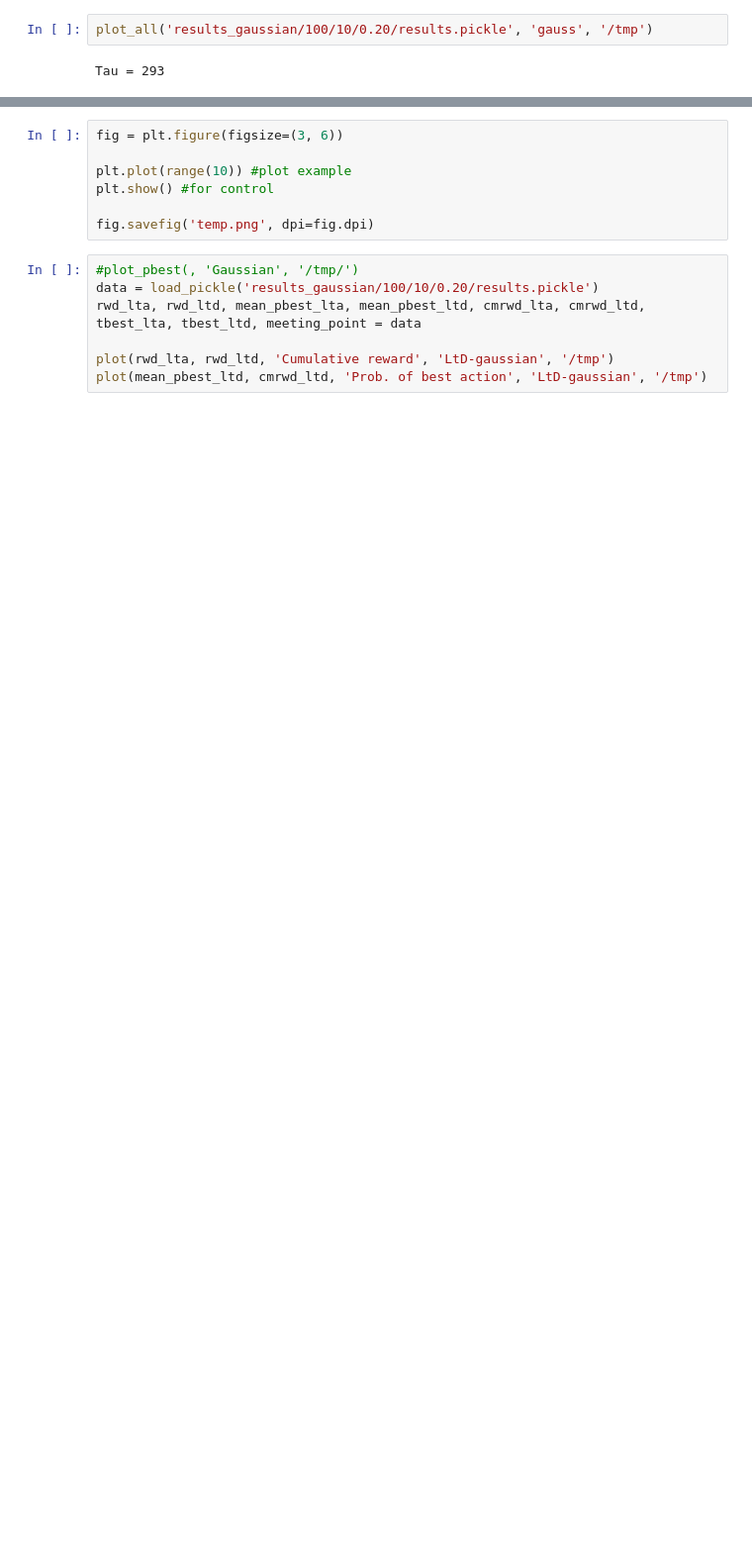
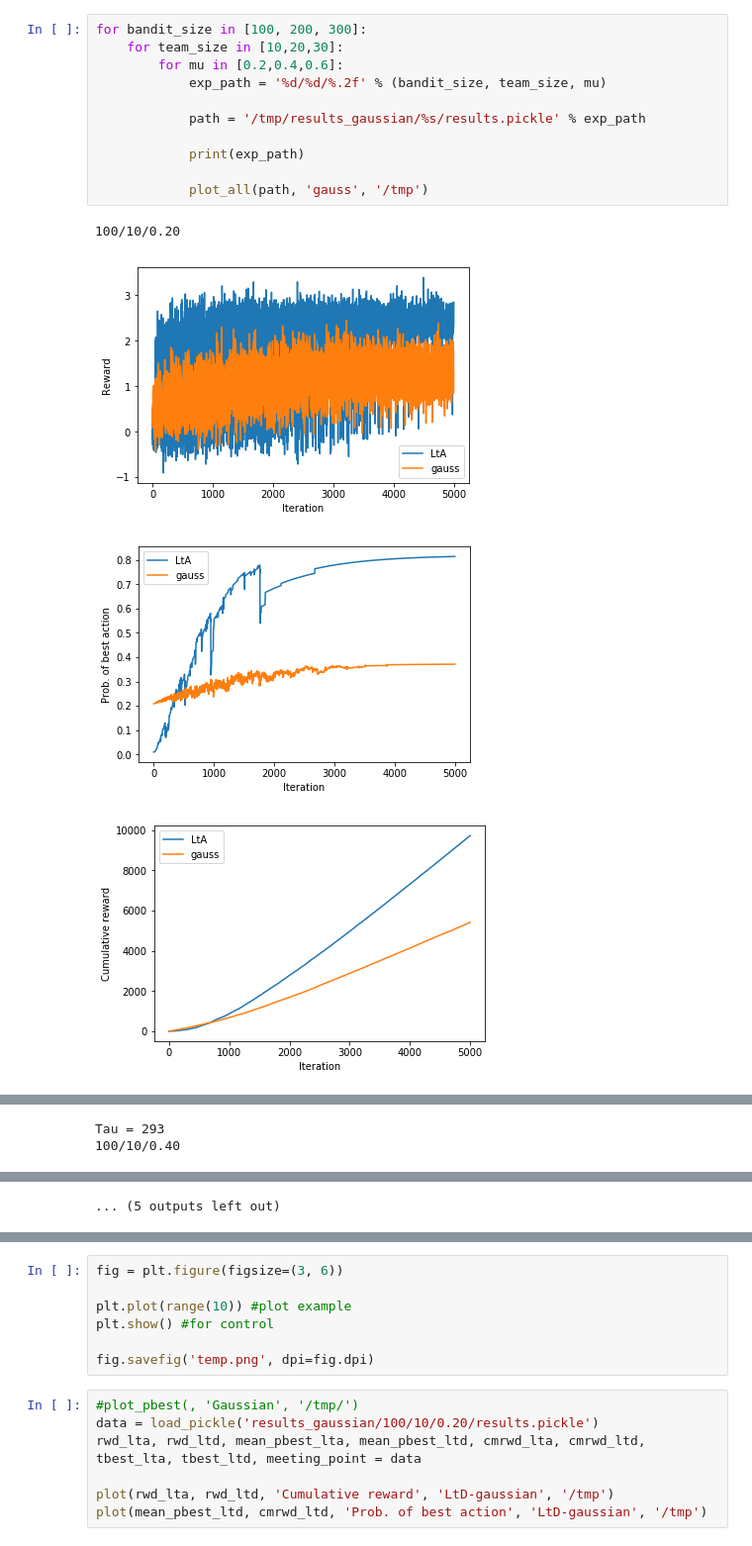
Before and after one commit to andertavares/syntheticmdps, a Jupyter notebook: scripts/ProcessResult.ipynb, the cells around one changed output, grey strips where cells are left out. Shown at 99% size. Drawn from its saved outputs; the diff is of its cells as text; blank space fills up the shorter version.

```diff
--- a/scripts/ProcessResult.ipynb
+++ b/scripts/ProcessResult.ipynb
@@ -80,4 +75,16 @@ or matplotlib.backends is imported for the first time.
-# %%
-plot_all('results_gaussian/100/10/0.20/results.pickle', 'gauss', '/tmp')
-# %% [output]
-Tau = 293
+# %%
+for bandit_size in [100, 200, 300]:
+    for team_size in [10,20,30]:
+        for mu in [0.2,0.4,0.6]:
+            exp_path = '%d/%d/%.2f' % (bandit_size, team_size, mu)
+
+            path = '/tmp/results_gaussian/%s/results.pickle' % exp_path
+
+            print(exp_path)
+
+            plot_all(path, 'gauss', '/tmp')
+# %% [output]
+100/10/0.20
+[figure, added]
+[figure, added]
+[figure, added]
@@ -83,0 +92,2 @@ Tau = 293
+Tau = 293
+100/10/0.40
@@ -84,3 +101,4 @@ Tau = 293
+... (5 outputs left out)
 # %%
 import matplotlib.rcsetup as rcsetup
 print(rcsetup.all_backends)
```
Also changed, not shown: parts of 4 cells of this notebook, 9 other files.
